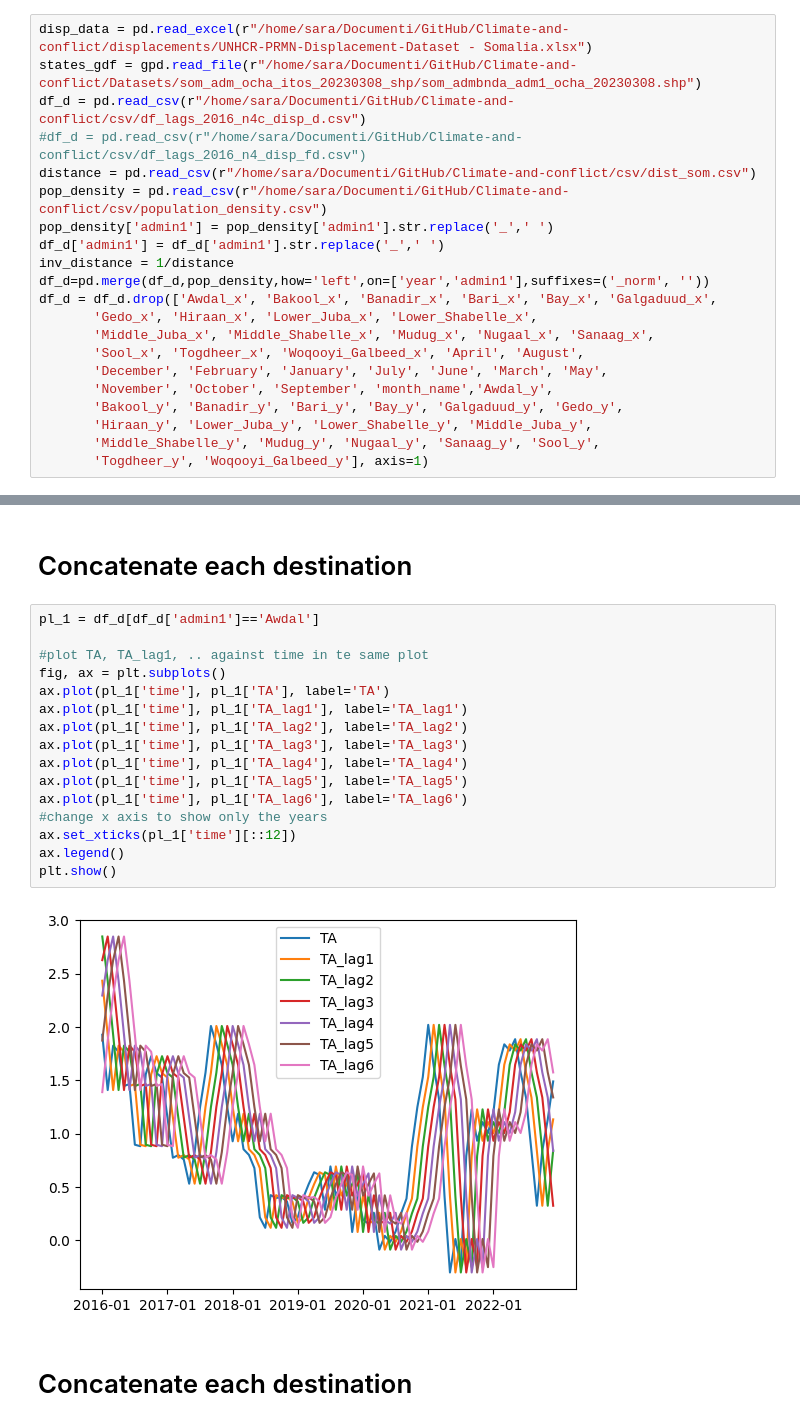
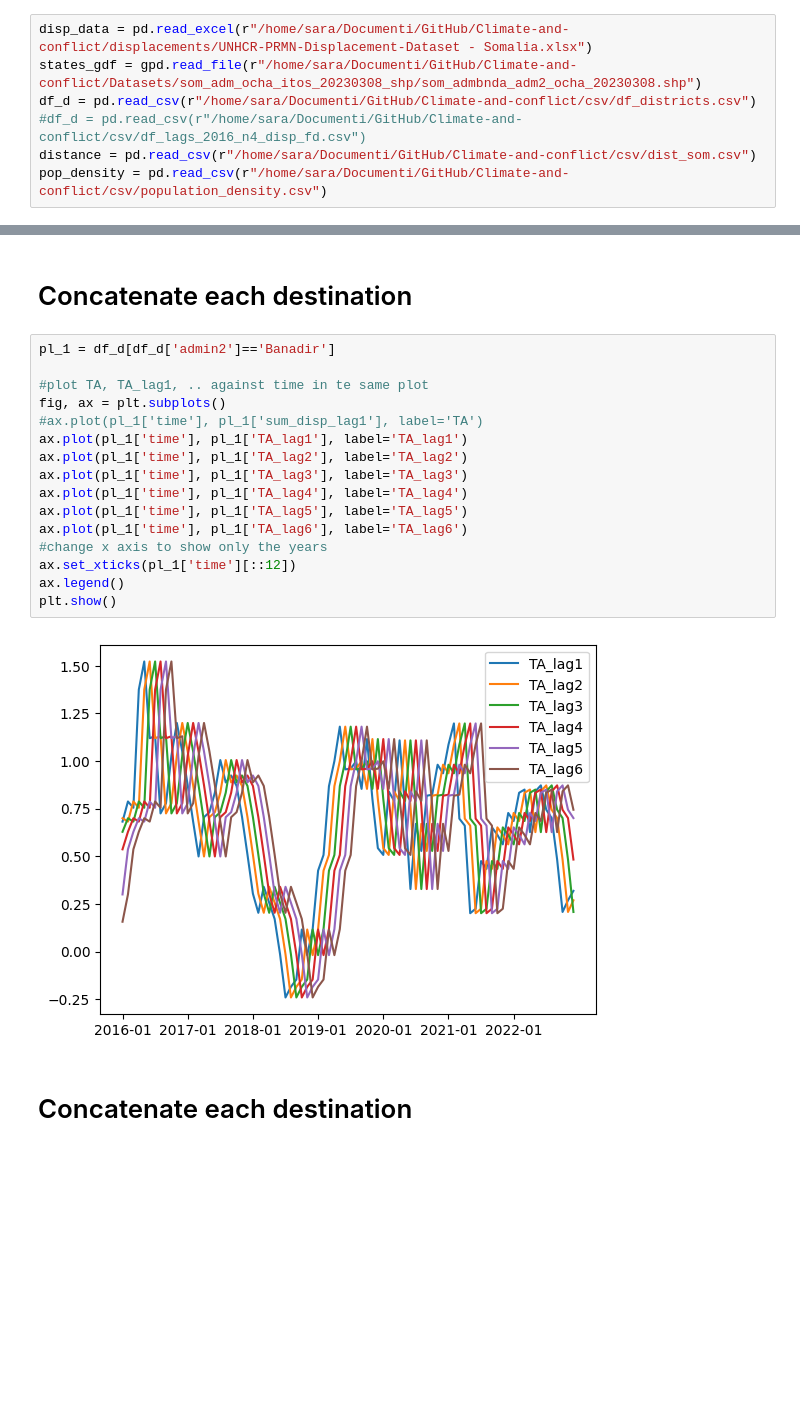
Before and after one commit to saraghivarello/Climate-and-conflict, a Jupyter notebook: Admin2/Displ_district.ipynb, the cells around one changed output, grey strips where cells are left out. Saved outputs shown, nothing was run; the diff lists cells and outputs as text; blank space fills up the shorter version.

```diff
--- a/Admin2/Displ_district.ipynb
+++ b/Admin2/Displ_district.ipynb
@@ -22,22 +15,8 @@ In the next release, GeoPandas will switch to using Shapely by default, even if
 # Divide data by displacement reason
 # %%
 disp_data = pd.read_excel(r"/home/sara/Documenti/GitHub/Climate-and-conflict/displacements/UNHCR-PRMN-Displacement-Dataset - Somalia.xlsx")
-states_gdf = gpd.read_file(r"/home/sara/Documenti/GitHub/Climate-and-conflict/Datasets/som_adm_ocha_itos_20230308_shp/som_admbnda_adm1_ocha_20230308.shp")
-df_d = pd.read_csv(r"/home/sara/Documenti/GitHub/Climate-and-conflict/csv/df_lags_2016_n4c_disp_d.csv")
+states_gdf = gpd.read_file(r"/home/sara/Documenti/GitHub/Climate-and-conflict/Datasets/som_adm_ocha_itos_20230308_shp/som_admbnda_adm2_ocha_20230308.shp")
+df_d = pd.read_csv(r"/home/sara/Documenti/GitHub/Climate-and-conflict/csv/df_districts.csv")
 #df_d = pd.read_csv(r"/home/sara/Documenti/GitHub/Climate-and-conflict/csv/df_lags_2016_n4_disp_fd.csv")
 distance = pd.read_csv(r"/home/sara/Documenti/GitHub/Climate-and-conflict/csv/dist_som.csv")
 pop_density = pd.read_csv(r"/home/sara/Documenti/GitHub/Climate-and-conflict/csv/population_density.csv")
-pop_density['admin1'] = pop_density['admin1'].str.replace('_',' ')
-df_d['admin1'] = df_d['admin1'].str.replace('_',' ')
-inv_distance = 1/distance
-df_d=pd.merge(df_d,pop_density,how='left',on=['year','admin1'],suffixes=('_norm', ''))
-df_d = df_d.drop(['Awdal_x', 'Bakool_x', 'Banadir_x', 'Bari_x', 'Bay_x', 'Galgaduud_x',
-       'Gedo_x', 'Hiraan_x', 'Lower_Juba_x', 'Lower_Shabelle_x',
-       'Middle_Juba_x', 'Middle_Shabelle_x', 'Mudug_x', 'Nugaal_x', 'Sanaag_x',
-       'Sool_x', 'Togdheer_x', 'Woqooyi_Galbeed_x', 'April', 'August',
-       'December', 'February', 'January', 'July', 'June', 'March', 'May',
-       'November', 'October', 'September', 'month_name','Awdal_y',
-       'Bakool_y', 'Banadir_y', 'Bari_y', 'Bay_y', 'Galgaduud_y', 'Gedo_y',
-       'Hiraan_y', 'Lower_Juba_y', 'Lower_Shabelle_y', 'Middle_Juba_y',
-       'Middle_Shabelle_y', 'Mudug_y', 'Nugaal_y', 'Sanaag_y', 'Sool_y',
-       'Togdheer_y', 'Woqooyi_Galbeed_y'], axis=1)
@@ -104,22 +91,22 @@ disp_matxs_d['flood']
 # %% [markdown]
 # Concatenate each destination
 # %%
-pl_1 = df_d[df_d['admin1']=='Awdal']
+pl_1 = df_d[df_d['admin2']=='Banadir']
 
 #plot TA, TA_lag1, .. against time in te same plot
 fig, ax = plt.subplots()
-ax.plot(pl_1['time'], pl_1['TA'], label='TA')
+#ax.plot(pl_1['time'], pl_1['sum_disp_lag1'], label='TA')
 ax.plot(pl_1['time'], pl_1['TA_lag1'], label='TA_lag1')
 ax.plot(pl_1['time'], pl_1['TA_lag2'], label='TA_lag2')
 ax.plot(pl_1['time'], pl_1['TA_lag3'], label='TA_lag3')
 ax.plot(pl_1['time'], pl_1['TA_lag4'], label='TA_lag4')
 ax.plot(pl_1['time'], pl_1['TA_lag5'], label='TA_lag5')
 ax.plot(pl_1['time'], pl_1['TA_lag6'], label='TA_lag6')
 #change x axis to show only the years
 ax.set_xticks(pl_1['time'][::12])
 ax.legend()
 plt.show()
 # %% [output]
-[figure, old version]
+[figure, new version]
 # %% [markdown]
 # Concatenate each destination
```
Also changed, not shown: parts of 18 cells of this notebook, 9 other files.
